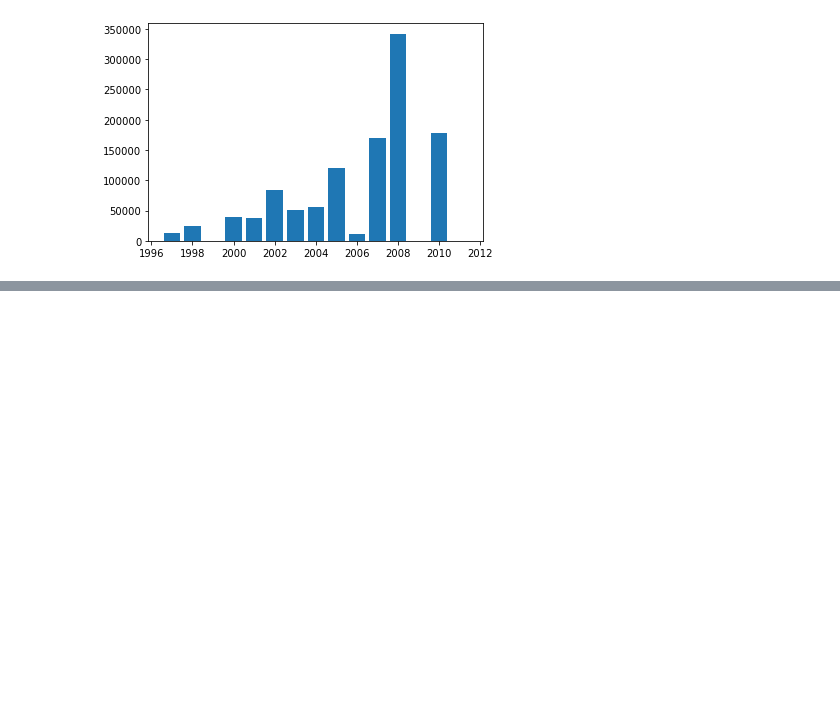
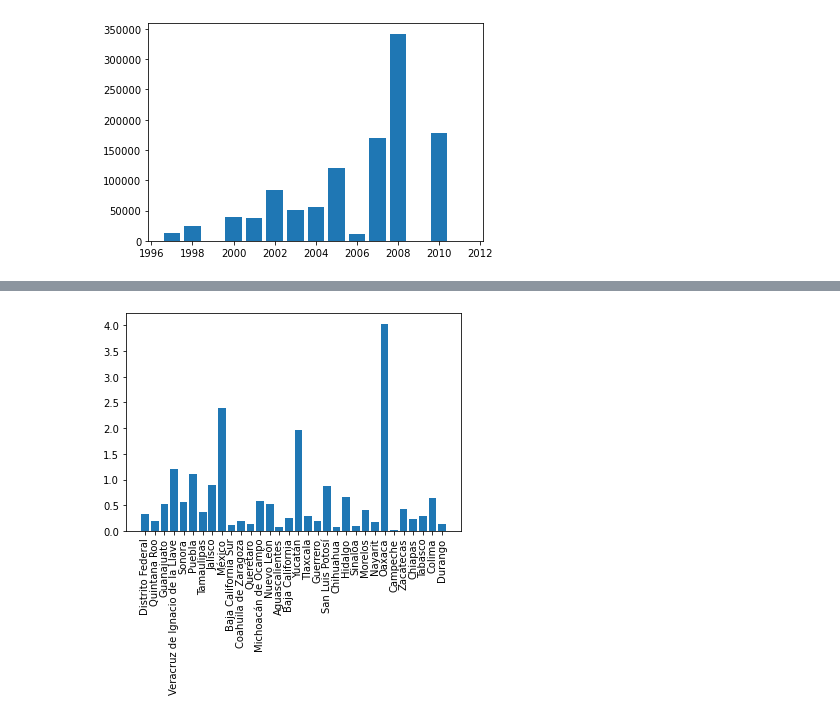
Before and after one commit to emilyona/2950datascienceproject, a Jupyter notebook: DS Project.ipynb, the cells around one changed output, grey strips where cells are left out. Cells and saved outputs as stored; diff of their text form; code cells hidden in the pictures; blank space fills up the shorter version.

```diff
--- a/DS Project.ipynb
+++ b/DS Project.ipynb
@@ -260,0 +300,8 @@ plt.show()
+# %%
+states = list(mexico.state.unique())
+crime = []
+for s in states:
+    subset = mexico[mexico['state'] == s]
+    tcrime = np.mean(subset['Total_crimepc'])
+    crime += [tcrime]
+    print('State: ', s, ' Crime pc: ', tcrime)
@@ -260,0 +326,7 @@ plt.show()
+# %%
+plt.bar(states, crime)
+plt.xticks(rotation=90)
+plt.show()
+#a lot more crime per capita in Oaxaca
+# %% [output]
+[figure, added]
```
Also changed, not shown: parts of 13 cells of this notebook.
